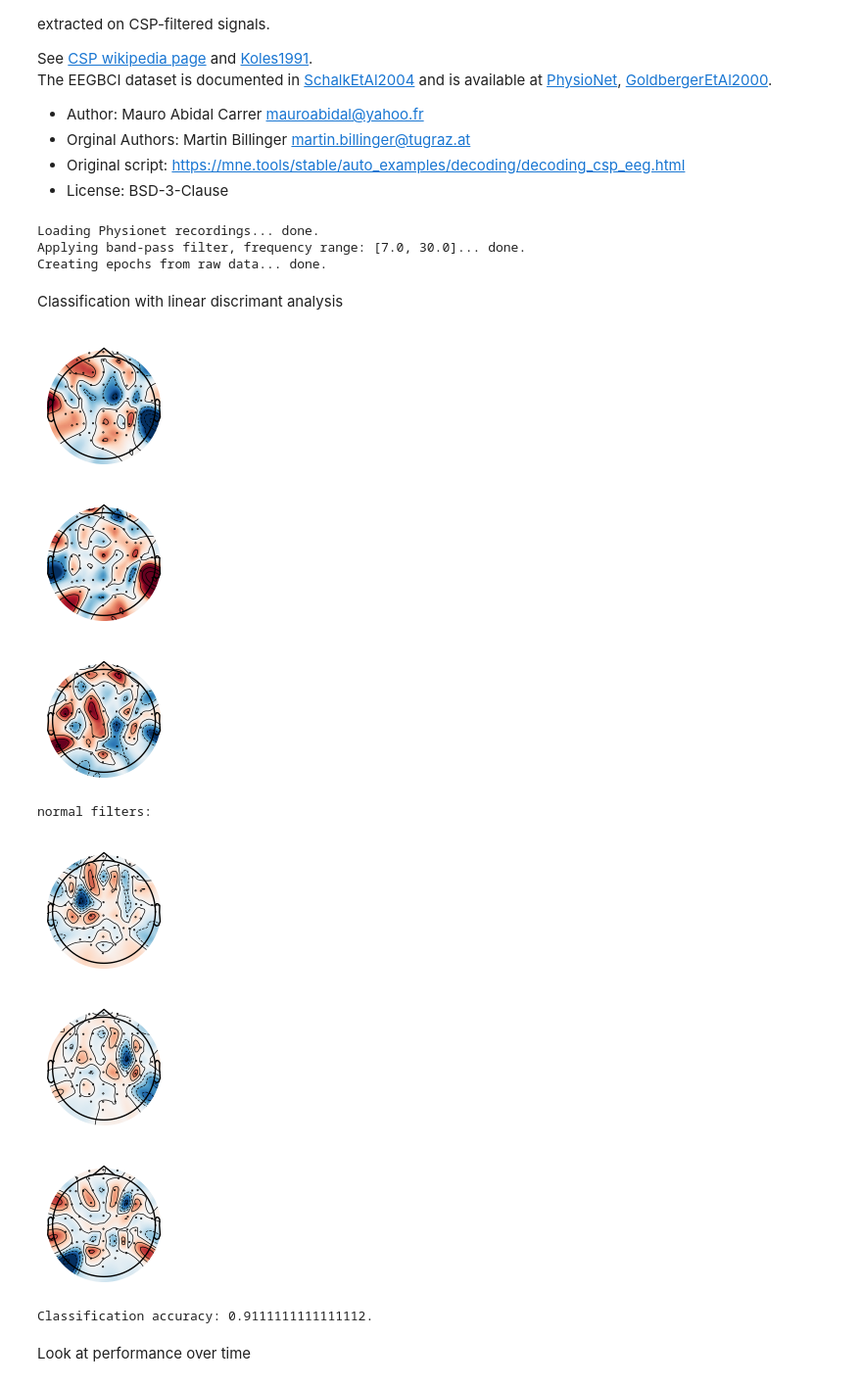
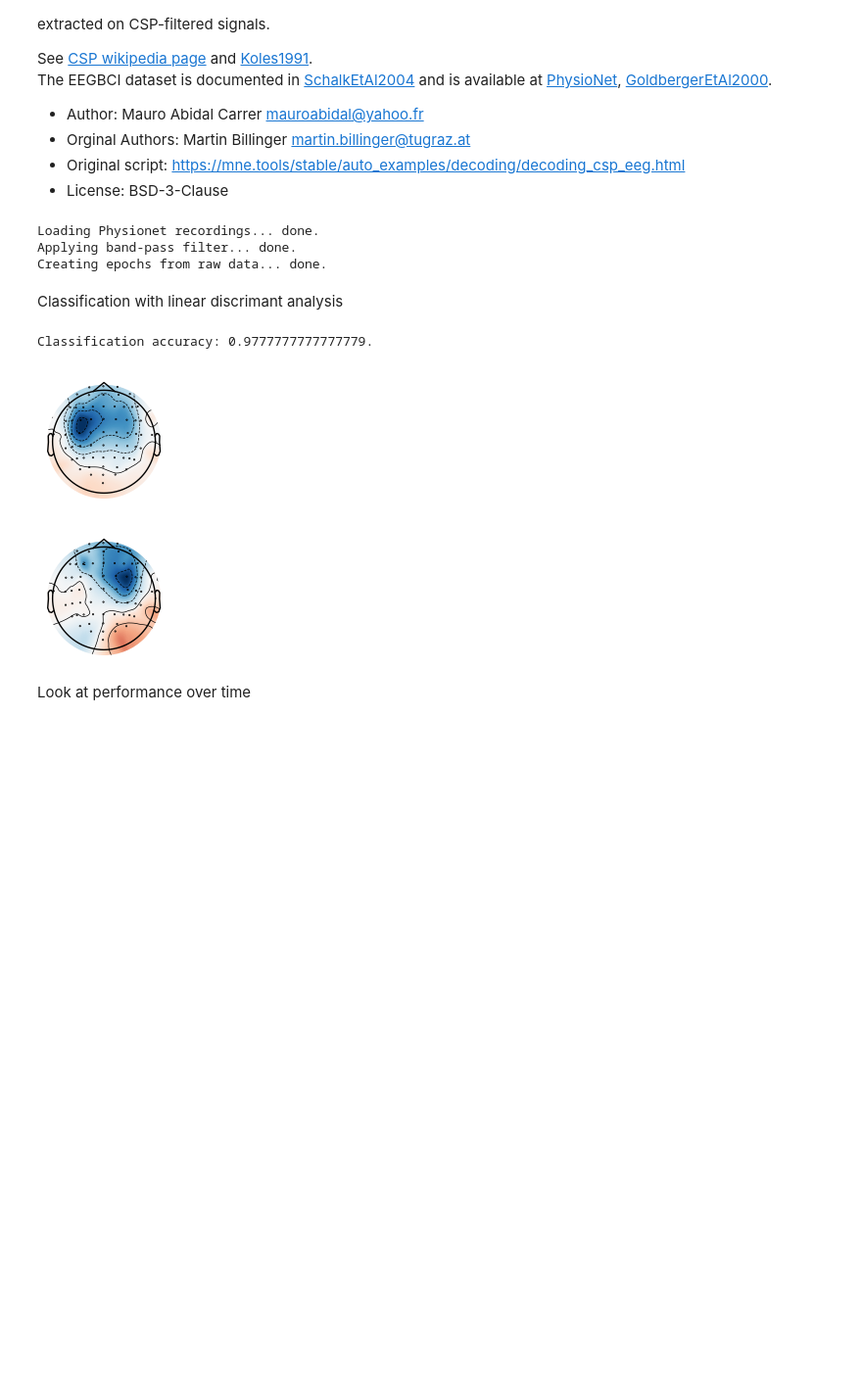
Before and after one commit to MauroAbidalCarrer/EEG-MI-classification, a Jupyter notebook: decoding_csp_eeg.ipynb, the cells around one changed output. Shown at 98% size. Drawn from its saved outputs; the diff is of its cells as text; code cells hidden in the pictures; blank space fills up the shorter version.

```diff
--- a/decoding_csp_eeg.ipynb
+++ b/decoding_csp_eeg.ipynb
@@ -25,102 +25,72 @@ from mne import Epochs, pick_types, events_from_annotations, set_log_level
 from mne.channels import make_standard_montage
 from mne.io import concatenate_raws, read_raw_edf
 from mne.datasets import eegbci
-from mne.decoding import CSP
-import mne
-import mne.decoding
 
-# #############################################################################
-# # Set parameters and read data
-
-# Avoid classification of evoked responses by using epochs that start 1s after cue onset.
-tmin, tmax = -1.0, 4.0
-event_id = dict(hands=0, feet=1)
-subject = 1
-runs = [6, 10, 14]  # Runs indices of motor imagery: hands vs feet
+from my_CSP import MyCSP
 
 set_log_level(verbose=False)
+
 print('Loading Physionet recordings...', end='')
-
-raw_fnames = eegbci.load_data(subject, runs)                                # -Get paths to edf files.
+raw_fnames = eegbci.load_data(subject=1, runs=[6, 10, 14])                  # -Get paths to edf files.
 raw = concatenate_raws([read_raw_edf(f, preload=True) for f in raw_fnames]) # -Load(read_raw_edf) in memomry(preloard=True) recprdings and convcatenate them.
 eegbci.standardize(raw)  # set channel names                                # -Not sure what this does but it's necessary...
 raw.set_montage(make_standard_montage("standard_1005"))                     # -Specify to MNE what montage/setup was used during the recording.
-                                                                            #  "standard_1005" refers to a standardized way of placing electrodes on the testee.
+print(' done.')                                                             #  "standard_1005" refers to a standardized way of placing electrodes on the testee.
                                                                             #  See https://en.wikipedia.org/wiki/10%E2%80%9320_system_(EEG).
+
+
+print(f'Applying band-pass filter...', end='')
+raw.filter(7.0, 30.0, skip_by_annotation="edge")                            # -Apply bandpass filter, only keep frequecies in the range 7-30 Hz.
 print(' done.')
 
-print(f'Applying band-pass filter, frequency range: [{7.0}, {30.0}]...', end='')
-raw.filter(7.0, 30.0, skip_by_annotation="edge")                            # -Apply bandpass filter, only keep frequecies in the range 7-30 Hz.
 events, _ = events_from_annotations(raw, event_id=dict(T1=0, T2=1))         # -Make events from annotaions, only use T1 and T2 annotations. Mark them as 0 and 1 respectively.
                                                                             #  According to the Physionet EEG-MI dataset web page(https://physionet.org/content/eegmmidb/1.0.0/),
                                                                             #  T0 corresponds to the motion of both fists and T1 to the motion of both feet.
-print(' done.')
 
 print('Creating epochs from raw data...', end='')
-
 picks = pick_types(raw.info, eeg=True)                                      # -Specify that we only want to listen to the EEG channels, the other channels are set to False by default.
-# Read epochs (train will be done only between 1 and 2s)
 # Testing will be done with a running classifier
 epochs = Epochs(
     raw,
     events,
-    event_id,
-    tmin,
-    tmax,
+    # event_id=dict(hands=0, feet=1),
+    tmin=-1.0,
+    tmax=4.0,
     proj=True,
     picks=picks,
     baseline=None,
     preload=True,
 )
-
 print(' done.')
 # %% [output]
 Loading Physionet recordings... done.
-Applying band-pass filter, frequency range: [7.0, 30.0]... done.
+Applying band-pass filter... done.
 Creating epochs from raw data... done.
 # %% [markdown]
 Classification with linear discrimant analysis
 # %%
 epochs_data_train = epochs.get_data(tmin=1.0, tmax=2.0)
 labels = epochs.events[:, -1]
 
-from my_CSP import MyCSP
 
 cv = ShuffleSplit(10, test_size=0.2, random_state=42)
 cv_split = cv.split(epochs_data_train)
 
 # Assemble a classifier
-N_COMPONENTS=4
-mne_csp = mne.decoding.CSP(n_components=N_COMPONENTS, reg=None, log=True, norm_trace=False)
-csp = MyCSP()
-
-# mne_csp.fit(epochs_data_train, labels)
-csp.fit(epochs_data_train, labels)
-
-# mne_csp.plot_patterns(epochs.info, ch_type="eeg", units="Patterns (AU)", size=1.5)
-_ = csp.plot_patterns(epochs.info)
-# plot_topomap(my_csp.patterns_, epochs.info, ch_type="eeg", units="Patterns (AU)", size=1.5)
-# print('mn csp:\n', mne_csp.filters_[: N_COMPONENTS])
-# print('mn csp:\n', my_csp.filters_[: N_COMPONENTS])
-
+csp = MyCSP(n_components=2)
 lda = LinearDiscriminantAnalysis()
 
 # Use scikit-learn Pipeline with cross_val_score function
 clf = Pipeline([("csp", csp), ("lda", lda)])
 scores = cross_val_score(clf, epochs_data_train, labels, cv=cv, n_jobs=None)
 print(f"Classification accuracy: {np.mean(scores)}.\n")
 
-# clf.fit(epochs_data_train, labels)                                                            #-Apperently, cross_val_score doesn't fit the model passed as argument.
-# _ = clf['csp'].plot_patterns(epochs.info, ch_type="eeg", units="Patterns (AU)", size=1.5)     #-Assign the returned value to an ignored variable to prevent the chart from getting shown twice.
+csp.fit(epochs_data_train, labels)
+csp.plot_patterns(epochs.info)
 # %% [output]
+Classification accuracy: 0.9777777777777779.
-[figure, old version]
+[figure, new version]
-[figure, old version]
+[figure, new version]
-[figure, removed]
-normal filters:
-[figure, removed]
-[figure, removed]
-[figure, removed]
-Classification accuracy: 0.9111111111111112.
 # %% [markdown]
 Look at performance over time
 # %%
```
Also changed, not shown: parts of 1 cell of this notebook, 2 other files.
